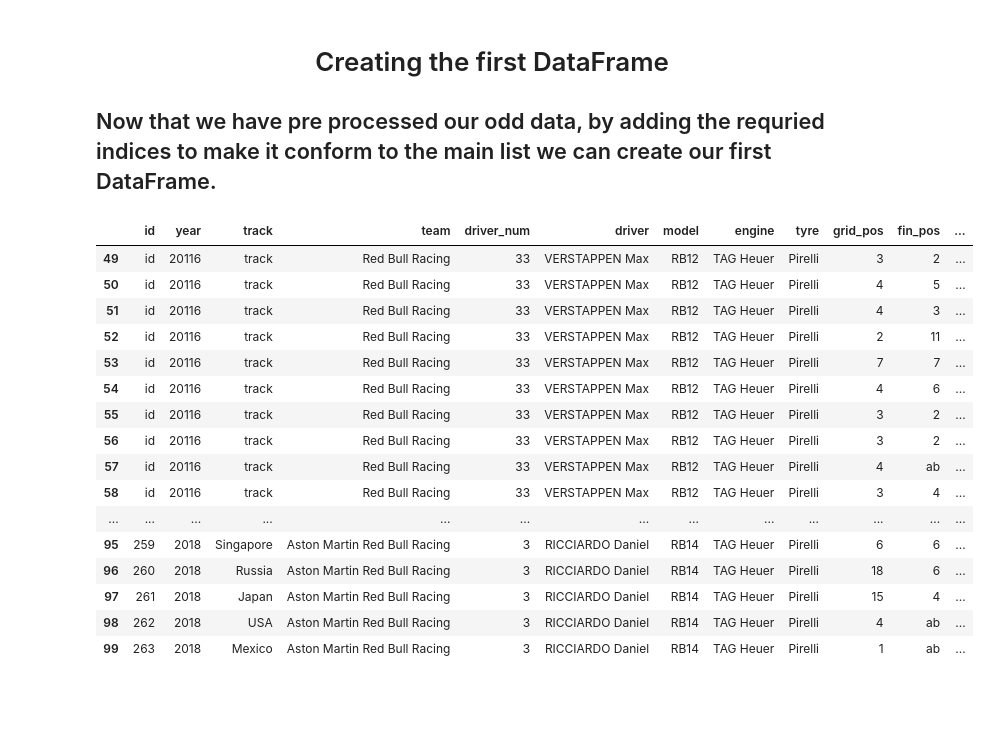
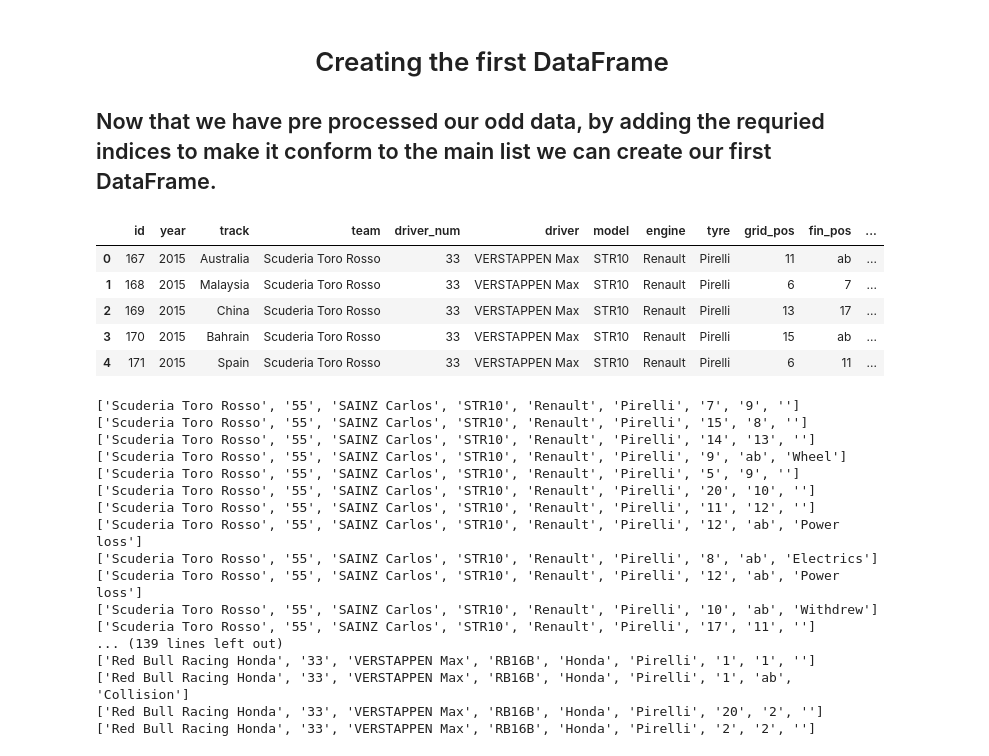
Before and after one commit to BeerHuntor/max_verstappen_stats, a Jupyter notebook: scraper.ipynb, the cells around one changed output. Saved outputs shown, nothing was run; the diff lists cells and outputs as text; code cells hidden in the pictures; blank space fills up the shorter version.

```diff
--- a/scraper.ipynb
+++ b/scraper.ipynb
@@ -88,16 +88,16 @@ odd_df = odd_df.iloc[odd_df.index[46:68]].shift(periods=2, axis="columns")
 (172, 11)
 # %%
 # Sanity check for the amount of lists with empty strings.
-len(list_of_rows_odd)
+len(scrape_of_rows_odd)
 count = 0
-for ls in list_of_rows_odd:
+for ls in scrape_of_rows_odd:
     if ls[0] == '':
         count += 1
 print(count)
 # %% [output]
 8
 # %%
-tmp_list_of_rows_odd = [row.copy() for row in list_of_rows_odd]
+tmp_list_of_rows_odd = [row.copy() for row in scrape_of_rows_odd]
 tmp_list_of_rows_odd  # Making a copy of the list to have a backup incase something goes wrong.
 # %% [output]
 [['n',
@@ -124,7 +124,7 @@ for ls in tmp_list_of_rows_odd:
         tmp_list_of_rows_odd.remove(ls)
     if ls[0] == 'n':
         tmp_list_of_rows_odd.remove(ls)
-    if len(ls) <= 10:
+    if len(ls) <= 10 or len(ls) == 9:
         ls.insert(0,'id')
         ls.insert(1,'track')
         print(ls)
@@ -136 +135,4 @@ print(len(tmp_list_of_rows_odd))
 156
+# %%
+for row in tmp_list_of_rows_odd:
+    print(row)
@@ -186,22 +205,11 @@ for row in uniformed_rows_odd:
 ## Now that we have pre processed our odd data, by adding the requried indices to make it conform to the main list we can create our first DataFrame.
 # %%
 odd_df = pd.DataFrame(uniformed_rows_odd, columns=["id","year", "track", "team", "driver_num", "driver", "model", "engine", "tyre", "grid_pos", "fin_pos", "notes"])
-odd_df.iloc[49:100]
+odd_df.head()
 # %% [output]
 |  | id | year | track | team | driver_num | driver | model | engine | tyre | grid_pos | fin_pos | ... |
-| 49 | id | 20116 | track | Red Bull Racing | 33 | VERSTAPPEN Max | RB12 | TAG Heuer | Pirelli | 3 | 2 | ... |
-| 50 | id | 20116 | track | Red Bull Racing | 33 | VERSTAPPEN Max | RB12 | TAG Heuer | Pirelli | 4 | 5 | ... |
-| 51 | id | 20116 | track | Red Bull Racing | 33 | VERSTAPPEN Max | RB12 | TAG Heuer | Pirelli | 4 | 3 | ... |
-| 52 | id | 20116 | track | Red Bull Racing | 33 | VERSTAPPEN Max | RB12 | TAG Heuer | Pirelli | 2 | 11 | ... |
-| 53 | id | 20116 | track | Red Bull Racing | 33 | VERSTAPPEN Max | RB12 | TAG Heuer | Pirelli | 7 | 7 | ... |
-| 54 | id | 20116 | track | Red Bull Racing | 33 | VERSTAPPEN Max | RB12 | TAG Heuer | Pirelli | 4 | 6 | ... |
-| 55 | id | 20116 | track | Red Bull Racing | 33 | VERSTAPPEN Max | RB12 | TAG Heuer | Pirelli | 3 | 2 | ... |
-| 56 | id | 20116 | track | Red Bull Racing | 33 | VERSTAPPEN Max | RB12 | TAG Heuer | Pirelli | 3 | 2 | ... |
-| 57 | id | 20116 | track | Red Bull Racing | 33 | VERSTAPPEN Max | RB12 | TAG Heuer | Pirelli | 4 | ab | ... |
-| 58 | id | 20116 | track | Red Bull Racing | 33 | VERSTAPPEN Max | RB12 | TAG Heuer | Pirelli | 3 | 4 | ... |
-| ... | ... | ... | ... | ... | ... | ... | ... | ... | ... | ... | ... | ... |
-| 95 | 259 | 2018 | Singapore | Aston Martin Red Bull Racing | 3 | RICCIARDO Daniel | RB14 | TAG Heuer | Pirelli | 6 | 6 | ... |
-| 96 | 260 | 2018 | Russia | Aston Martin Red Bull Racing | 3 | RICCIARDO Daniel | RB14 | TAG Heuer | Pirelli | 18 | 6 | ... |
-| 97 | 261 | 2018 | Japan | Aston Martin Red Bull Racing | 3 | RICCIARDO Daniel | RB14 | TAG Heuer | Pirelli | 15 | 4 | ... |
-| 98 | 262 | 2018 | USA | Aston Martin Red Bull Racing | 3 | RICCIARDO Daniel | RB14 | TAG Heuer | Pirelli | 4 | ab | ... |
-| 99 | 263 | 2018 | Mexico | Aston Martin Red Bull Racing | 3 | RICCIARDO Daniel | RB14 | TAG Heuer | Pirelli | 1 | ab | ... |
+| 0 | 167 | 2015 | Australia | Scuderia Toro Rosso | 33 | VERSTAPPEN Max | STR10 | Renault | Pirelli | 11 | ab | ... |
+| 1 | 168 | 2015 | Malaysia | Scuderia Toro Rosso | 33 | VERSTAPPEN Max | STR10 | Renault | Pirelli | 6 | 7 | ... |
+| 2 | 169 | 2015 | China | Scuderia Toro Rosso | 33 | VERSTAPPEN Max | STR10 | Renault | Pirelli | 13 | 17 | ... |
+| 3 | 170 | 2015 | Bahrain | Scuderia Toro Rosso | 33 | VERSTAPPEN Max | STR10 | Renault | Pirelli | 15 | ab | ... |
+| 4 | 171 | 2015 | Spain | Scuderia Toro Rosso | 33 | VERSTAPPEN Max | STR10 | Renault | Pirelli | 6 | 11 | ... |
@@ -207,0 +218,21 @@ odd_df.iloc[49:100]
+# %%
+for row in tmp_scrape_of_rows_even:
+    print(row)
+# %% [output]
+['Scuderia Toro Rosso', '55', 'SAINZ Carlos', 'STR10', 'Renault', 'Pirelli', '7', '9', '']
+['Scuderia Toro Rosso', '55', 'SAINZ Carlos', 'STR10', 'Renault', 'Pirelli', '15', '8', '']
+['Scuderia Toro Rosso', '55', 'SAINZ Carlos', 'STR10', 'Renault', 'Pirelli', '14', '13', '']
+['Scuderia Toro Rosso', '55', 'SAINZ Carlos', 'STR10', 'Renault', 'Pirelli', '9', 'ab', 'Wheel']
+['Scuderia Toro Rosso', '55', 'SAINZ Carlos', 'STR10', 'Renault', 'Pirelli', '5', '9', '']
+['Scuderia Toro Rosso', '55', 'SAINZ Carlos', 'STR10', 'Renault', 'Pirelli', '20', '10', '']
+['Scuderia Toro Rosso', '55', 'SAINZ Carlos', 'STR10', 'Renault', 'Pirelli', '11', '12', '']
+['Scuderia Toro Rosso', '55', 'SAINZ Carlos', 'STR10', 'Renault', 'Pirelli', '12', 'ab', 'Power loss']
+['Scuderia Toro Rosso', '55', 'SAINZ Carlos', 'STR10', 'Renault', 'Pirelli', '8', 'ab', 'Electrics']
+['Scuderia Toro Rosso', '55', 'SAINZ Carlos', 'STR10', 'Renault', 'Pirelli', '12', 'ab', 'Power loss']
+['Scuderia Toro Rosso', '55', 'SAINZ Carlos', 'STR10', 'Renault', 'Pirelli', '10', 'ab', 'Withdrew']
+['Scuderia Toro Rosso', '55', 'SAINZ Carlos', 'STR10', 'Renault', 'Pirelli', '17', '11', '']
+... (139 lines left out)
+['Red Bull Racing Honda', '33', 'VERSTAPPEN Max', 'RB16B', 'Honda', 'Pirelli', '1', '1', '']
+['Red Bull Racing Honda', '33', 'VERSTAPPEN Max', 'RB16B', 'Honda', 'Pirelli', '1', 'ab', 'Collision']
+['Red Bull Racing Honda', '33', 'VERSTAPPEN Max', 'RB16B', 'Honda', 'Pirelli', '20', '2', '']
+['Red Bull Racing Honda', '33', 'VERSTAPPEN Max', 'RB16B', 'Honda', 'Pirelli', '2', '2', '']
```
Also changed, not shown: parts of 9 cells of this notebook.
